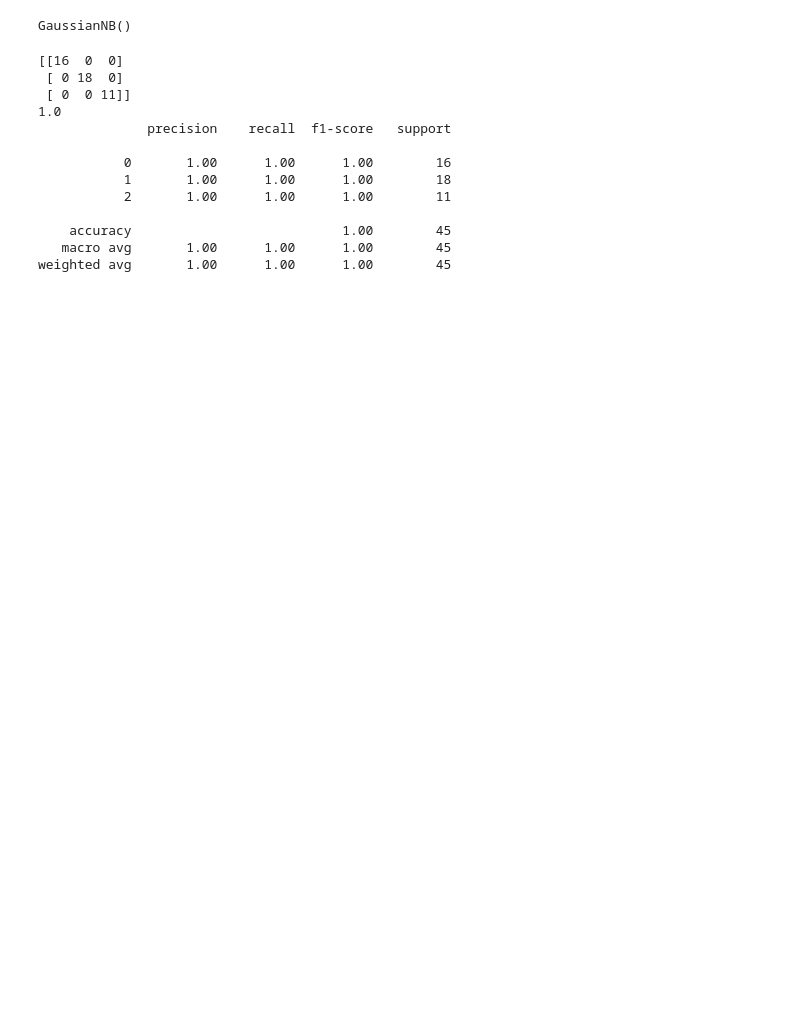
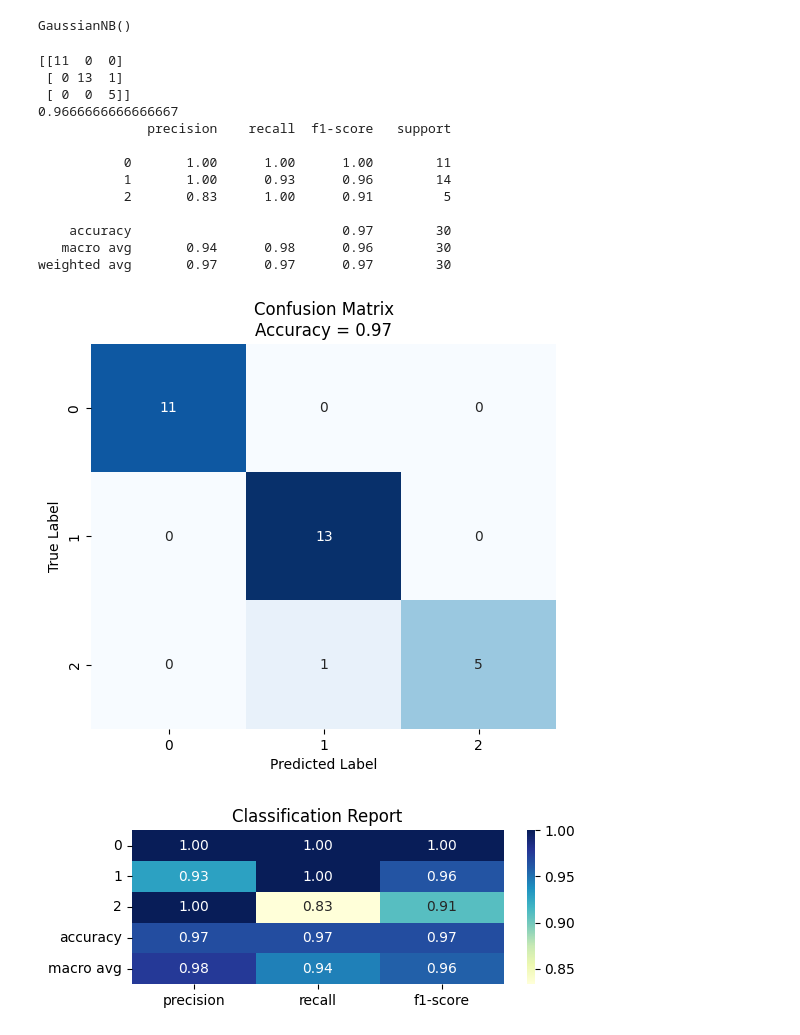
Before and after one commit to vnymyz/Data-Science-Bootcamp, a Jupyter notebook: Pertemuan 23 - NLP/6.NaiveBayes.ipynb, the cells around one changed output. Cells and saved outputs as stored; diff of their text form; code cells hidden in the pictures; blank space fills up the shorter version.

```diff
--- a/Pertemuan 23 - NLP/6.NaiveBayes.ipynb
+++ b/Pertemuan 23 - NLP/6.NaiveBayes.ipynb
@@ -345,7 +345,10 @@ array([0, 0, 0, 0, 0, 0, 0, 0, 0, 0, 0, 0, 0, 0, 0, 0, 0, 0, 0, 0, 0, 0,
        2, 2, 2, 2, 2, 2, 2, 2, 2, 2, 2, 2, 2, 2, 2, 2, 2, 2, 2, 2, 2, 2,
        2, 2, 2, 2, 2, 2, 2, 2, 2, 2, 2, 2, 2, 2, 2, 2, 2, 2])
 # %%
-X_train, X_test, y_train, y_test = train_test_split(X, y, test_size=0.3, random_state=0)
+# Data Splitting
+X_train, X_test, y_train, y_test = train_test_split(X, y, test_size=0.2, random_state=0)
+# 70% training, 30% testing
+# 80% training, 20% testing
 # %%
 X_train
 # %% [output]
@@ -379,20 +382,50 @@ y_pred=gnb.predict(X_test)
 # %%
 from sklearn.metrics import accuracy_score,classification_report,confusion_matrix
 # %%
+# setosa, versicolor, virginica
 print(confusion_matrix(y_pred,y_test))
 print(accuracy_score(y_pred,y_test))
 print(classification_report(y_pred,y_test))
 # %% [output]
-[[16  0  0]
- [ 0 18  0]
- [ 0  0 11]]
-1.0
+[[11  0  0]
+ [ 0 13  1]
+ [ 0  0  5]]
+0.9666666666666667
               precision    recall  f1-score   support
 
-           0       1.00      1.00      1.00        16
-           1       1.00      1.00      1.00        18
-           2       1.00      1.00      1.00        11
+           0       1.00      1.00      1.00        11
+           1       1.00      0.93      0.96        14
+           2       0.83      1.00      0.91         5
 
-    accuracy                           1.00        45
-   macro avg       1.00      1.00      1.00        45
-weighted avg       1.00      1.00      1.00        45
+    accuracy                           0.97        30
+   macro avg       0.94      0.98      0.96        30
+weighted avg       0.97      0.97      0.97        30
+# %%
+import matplotlib.pyplot as plt
+import seaborn as sns
+from sklearn.metrics import confusion_matrix, accuracy_score, classification_report
+
+# --- Contoh visualisasi Confusion Matrix ---
+cm = confusion_matrix(y_test, y_pred)
+acc = accuracy_score(y_test, y_pred)
+report = classification_report(y_test, y_pred, output_dict=True)
+
+plt.figure(figsize=(6,5))
+sns.heatmap(cm, annot=True, fmt="d", cmap="Blues", cbar=False)
+plt.title(f"Confusion Matrix\nAccuracy = {acc:.2f}")
+plt.xlabel("Predicted Label")
+plt.ylabel("True Label")
+plt.show()
+
+# --- Menampilkan Classification Report dalam bentuk DataFrame ---
+import pandas as pd
+
+report_df = pd.DataFrame(report).transpose()
+
+plt.figure(figsize=(6,2))
+sns.heatmap(report_df.iloc[:-1, :-1], annot=True, cmap="YlGnBu", fmt=".2f")
+plt.title("Classification Report")
+plt.show()
+# %% [output]
+[figure, added]
+[figure, added]
```
Also changed, not shown: parts of 2 cells of this notebook, 1 other file.
